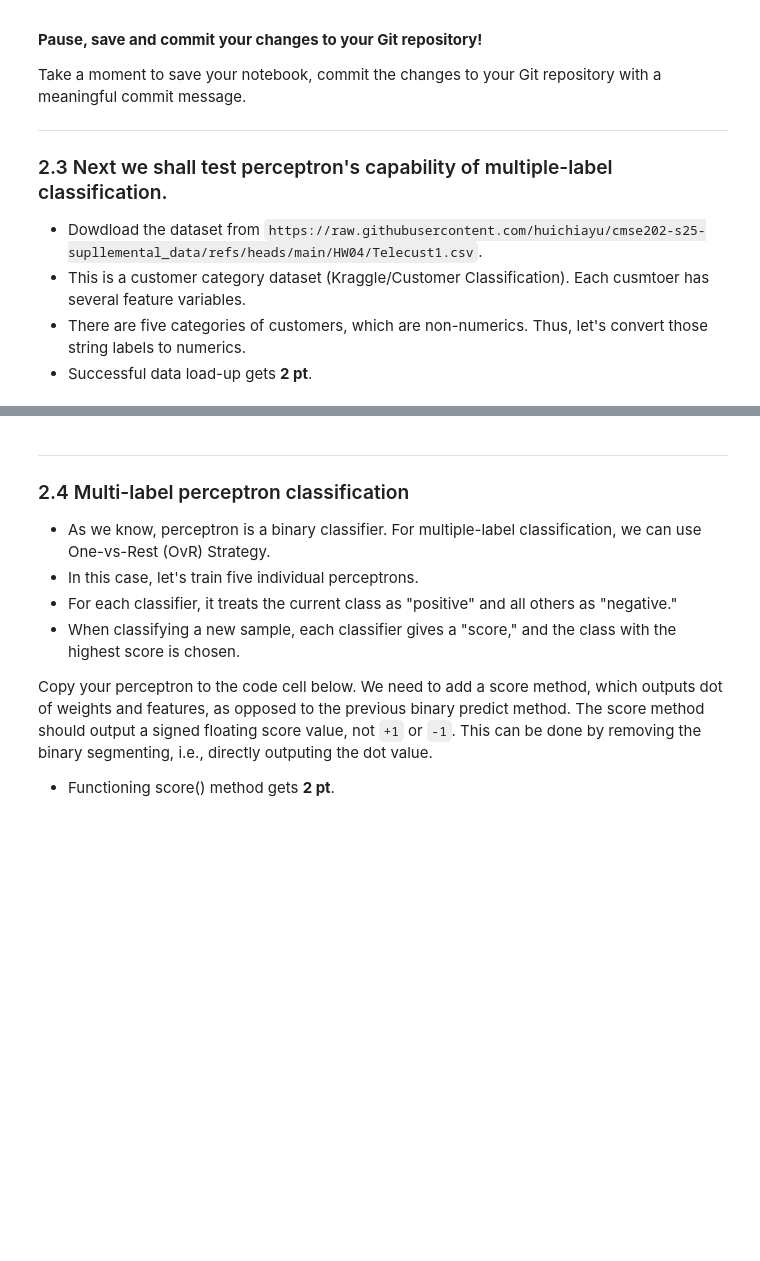
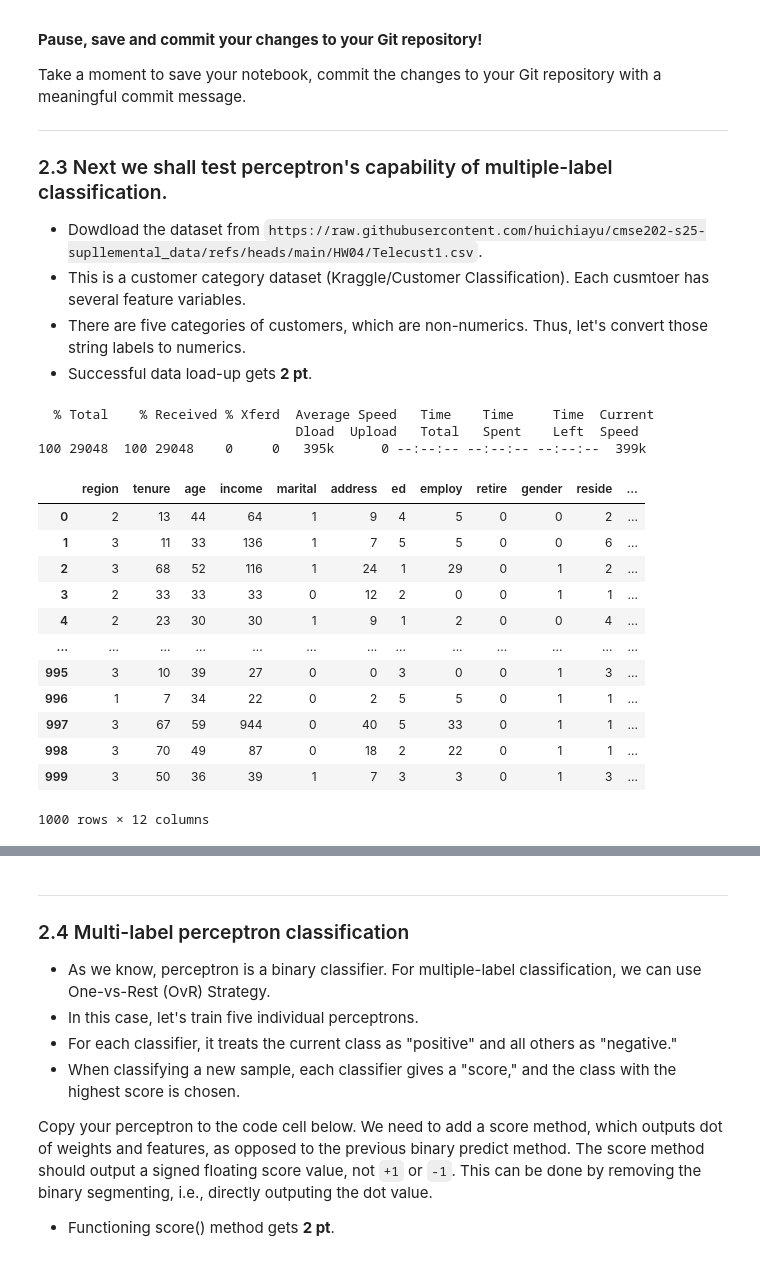
Before and after one commit to JakeRoll04/CMSE202-f25-turnin, a Jupyter notebook: hw-04/HW-04_Perceptron_SVM_Jake Roll.ipynb, the cells around one changed output, grey strips where cells are left out. Saved outputs shown, nothing was run; the diff lists cells and outputs as text; code cells hidden in the pictures; blank space fills up the shorter version.

```diff
--- a/hw-04/HW-04_Perceptron_SVM_Jake Roll.ipynb
+++ b/hw-04/HW-04_Perceptron_SVM_Jake Roll.ipynb
@@ -298,3 +297,24 @@ Take a moment to save your notebook, commit the changes to your Git repository w
 # %%
 # Download and load the dataset. Convert non-numerical labels to numerics.
 # put your code here
+!curl -o Telecust1.csv https://raw.githubusercontent.com/huichiayu/cmse202-s25-supllemental_data/refs/heads/main/HW04/Telecust1.csv
+
+customer = pd.read_csv('Telecust1.csv')
+customer
+# %% [output]
+  % Total    % Received % Xferd  Average Speed   Time    Time     Time  Current
+                                 Dload  Upload   Total   Spent    Left  Speed
+100 29048  100 29048    0     0   395k      0 --:--:-- --:--:-- --:--:--  399k
+|  | region | tenure | age | income | marital | address | ed | employ | retire | gender | reside | ... |
+| 0 | 2 | 13 | 44 | 64 | 1 | 9 | 4 | 5 | 0 | 0 | 2 | ... |
+| 1 | 3 | 11 | 33 | 136 | 1 | 7 | 5 | 5 | 0 | 0 | 6 | ... |
+| 2 | 3 | 68 | 52 | 116 | 1 | 24 | 1 | 29 | 0 | 1 | 2 | ... |
+| 3 | 2 | 33 | 33 | 33 | 0 | 12 | 2 | 0 | 0 | 1 | 1 | ... |
+| 4 | 2 | 23 | 30 | 30 | 1 | 9 | 1 | 2 | 0 | 0 | 4 | ... |
+| ... | ... | ... | ... | ... | ... | ... | ... | ... | ... | ... | ... | ... |
+| 995 | 3 | 10 | 39 | 27 | 0 | 0 | 3 | 0 | 0 | 1 | 3 | ... |
+| 996 | 1 | 7 | 34 | 22 | 0 | 2 | 5 | 5 | 0 | 1 | 1 | ... |
+| 997 | 3 | 67 | 59 | 944 | 0 | 40 | 5 | 33 | 0 | 1 | 1 | ... |
+| 998 | 3 | 70 | 49 | 87 | 0 | 18 | 2 | 22 | 0 | 1 | 1 | ... |
+| 999 | 3 | 50 | 36 | 39 | 1 | 7 | 3 | 3 | 0 | 1 | 3 | ... |
+1000 rows × 12 columns
```
Also changed, not shown: parts of 8 cells of this notebook.
